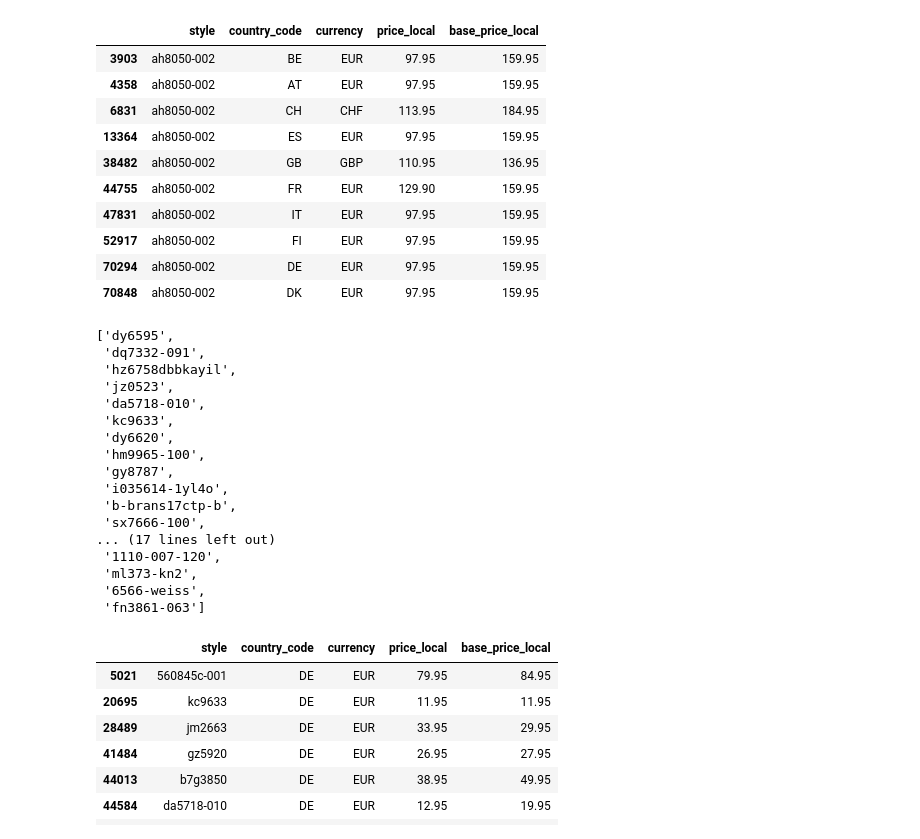
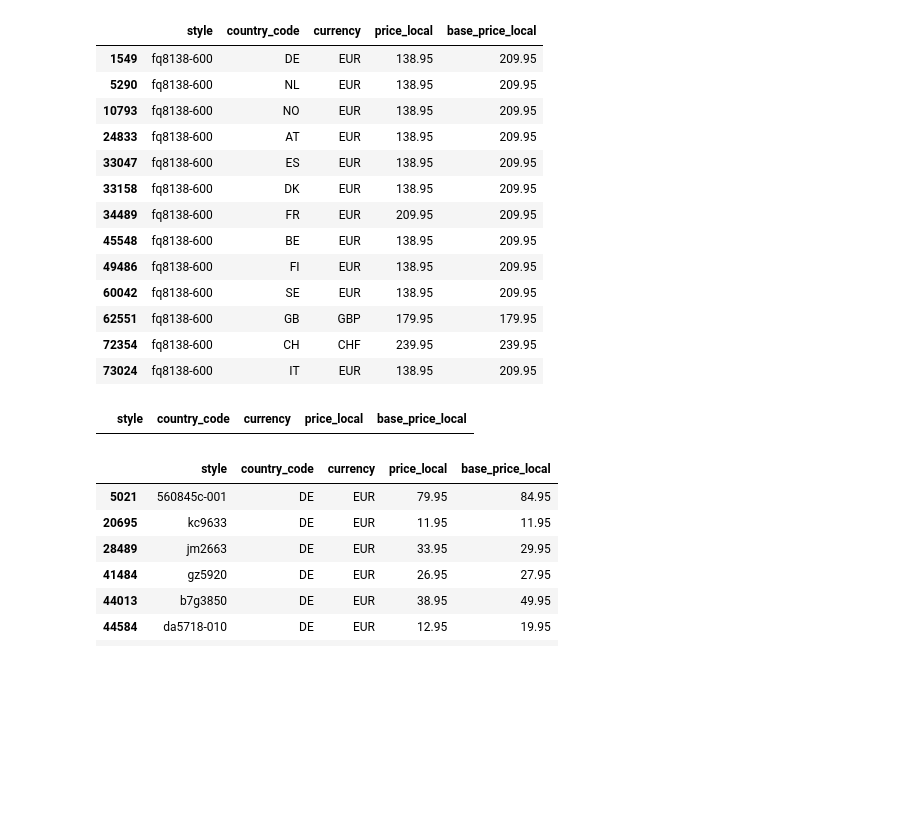
Before and after one commit to jurajkapasny/autopricing-kickz, a Jupyter notebook: kickz-dev.ipynb, the cells around one changed output. Drawn from its saved outputs; the diff is of its cells as text; code cells hidden in the pictures; blank space fills up the shorter version.

```diff
--- a/kickz-dev.ipynb
+++ b/kickz-dev.ipynb
@@ -30,55 +30,45 @@ SQL = 'SELECT TOP 10 *  FROM [rawone11].[v_pim_articles_data]'
 # %%
 SQL = """
 SELECT
             LOWER(TRIM(style)) AS style,
             country AS country_code,
             UPPER(currency) AS currency,
             sale_price AS price_local,
             rrp AS base_price_local
         FROM [rawKickz].[product_sales_price]
         WHERE rrp IS NOT NULL
             AND rrp != 0
             AND sale_price IS NOT NULL
             AND sale_price != 0
 """
 
 with pyodbc.connect(CONNECTION_STRING) as con:
-    df = pd.read_sql(SQL, con)
+    prices = pd.read_sql(SQL, con)
 
-df[df['style'] == 'ah8050-002']
+# prices[prices['style'] == 'hf2881-600']
 # df[df['style'] == '1110-007-120']
+prices[prices['style'] == 'fq8138-600']
 # %% [output]
 |  | style | country_code | currency | price_local | base_price_local |
-| 3903 | ah8050-002 | BE | EUR | 97.95 | 159.95 |
-| 4358 | ah8050-002 | AT | EUR | 97.95 | 159.95 |
-| 6831 | ah8050-002 | CH | CHF | 113.95 | 184.95 |
-| 13364 | ah8050-002 | ES | EUR | 97.95 | 159.95 |
-| 38482 | ah8050-002 | GB | GBP | 110.95 | 136.95 |
-| 44755 | ah8050-002 | FR | EUR | 129.90 | 159.95 |
-| 47831 | ah8050-002 | IT | EUR | 97.95 | 159.95 |
-| 52917 | ah8050-002 | FI | EUR | 97.95 | 159.95 |
-| 70294 | ah8050-002 | DE | EUR | 97.95 | 159.95 |
-| 70848 | ah8050-002 | DK | EUR | 97.95 | 159.95 |
+| 1549 | fq8138-600 | DE | EUR | 138.95 | 209.95 |
+| 5290 | fq8138-600 | NL | EUR | 138.95 | 209.95 |
+| 10793 | fq8138-600 | NO | EUR | 138.95 | 209.95 |
+| 24833 | fq8138-600 | AT | EUR | 138.95 | 209.95 |
+| 33047 | fq8138-600 | ES | EUR | 138.95 | 209.95 |
+| 33158 | fq8138-600 | DK | EUR | 138.95 | 209.95 |
+| 34489 | fq8138-600 | FR | EUR | 209.95 | 209.95 |
+| 45548 | fq8138-600 | BE | EUR | 138.95 | 209.95 |
+| 49486 | fq8138-600 | FI | EUR | 138.95 | 209.95 |
+| 60042 | fq8138-600 | SE | EUR | 138.95 | 209.95 |
+| 62551 | fq8138-600 | GB | GBP | 179.95 | 179.95 |
+| 72354 | fq8138-600 | CH | CHF | 239.95 | 239.95 |
+| 73024 | fq8138-600 | IT | EUR | 138.95 | 209.95 |
+# %%
+prices[prices['style'] == 'fb4629-100']
+# %% [output]
+|  | style | country_code | currency | price_local | base_price_local |
 # %%
-styles
+# styles
-# %% [output]
-['dy6595',
- 'dq7332-091',
- 'hz6758dbbkayil',
- 'jz0523',
- 'da5718-010',
- 'kc9633',
- 'dy6620',
- 'hm9965-100',
- 'gy8787',
- 'i035614-1yl4o',
- 'b-brans17ctp-b',
- 'sx7666-100',
-... (17 lines left out)
- '1110-007-120',
- 'ml373-kn2',
- '6566-weiss',
- 'fn3861-063']
 # %%
 df[(df['style'].isin(styles)) & (df['country_code'] == 'DE')]
 # %% [output]
```
Also changed, not shown: parts of 36 cells of this notebook, 2 other files.
